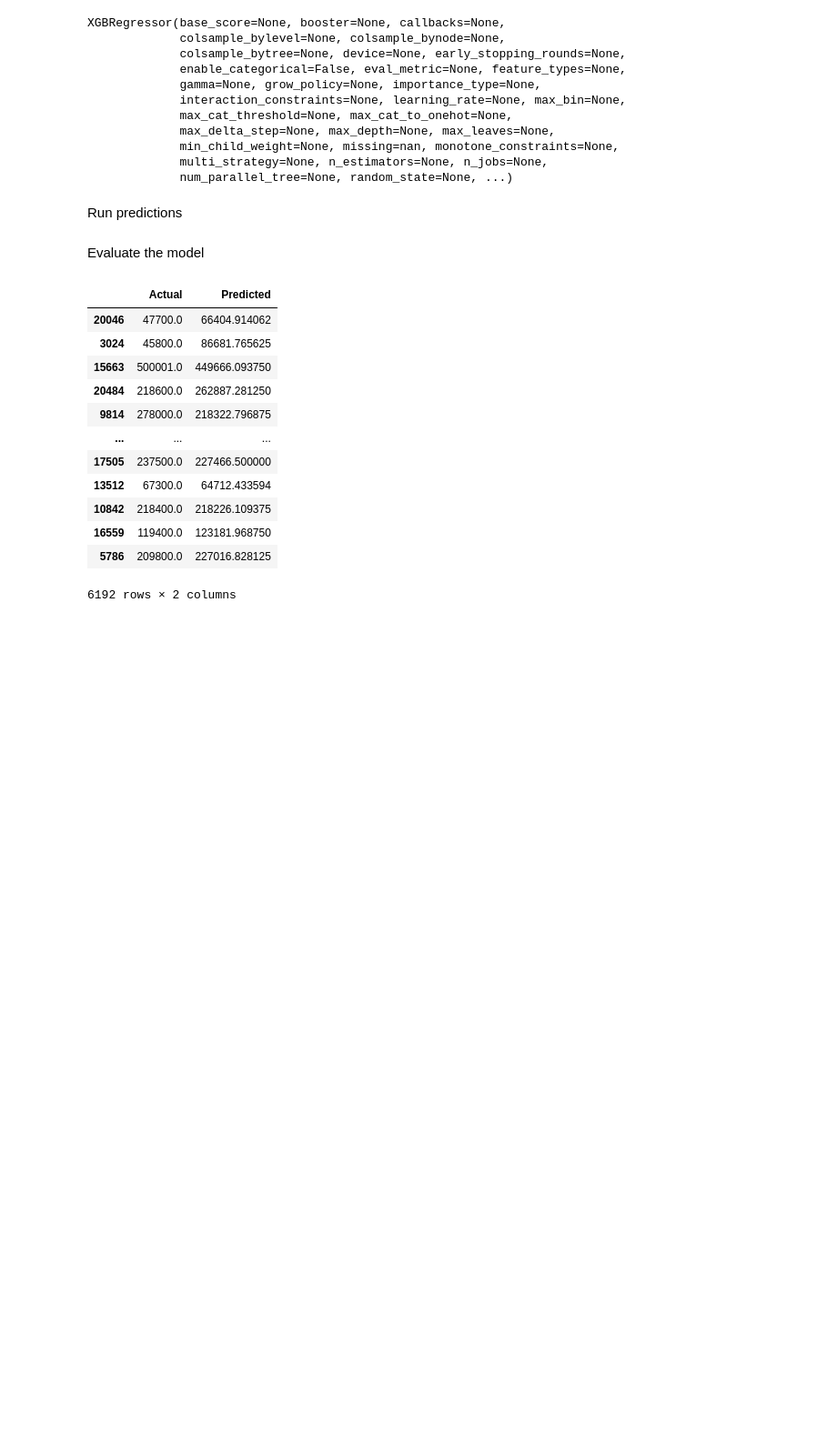
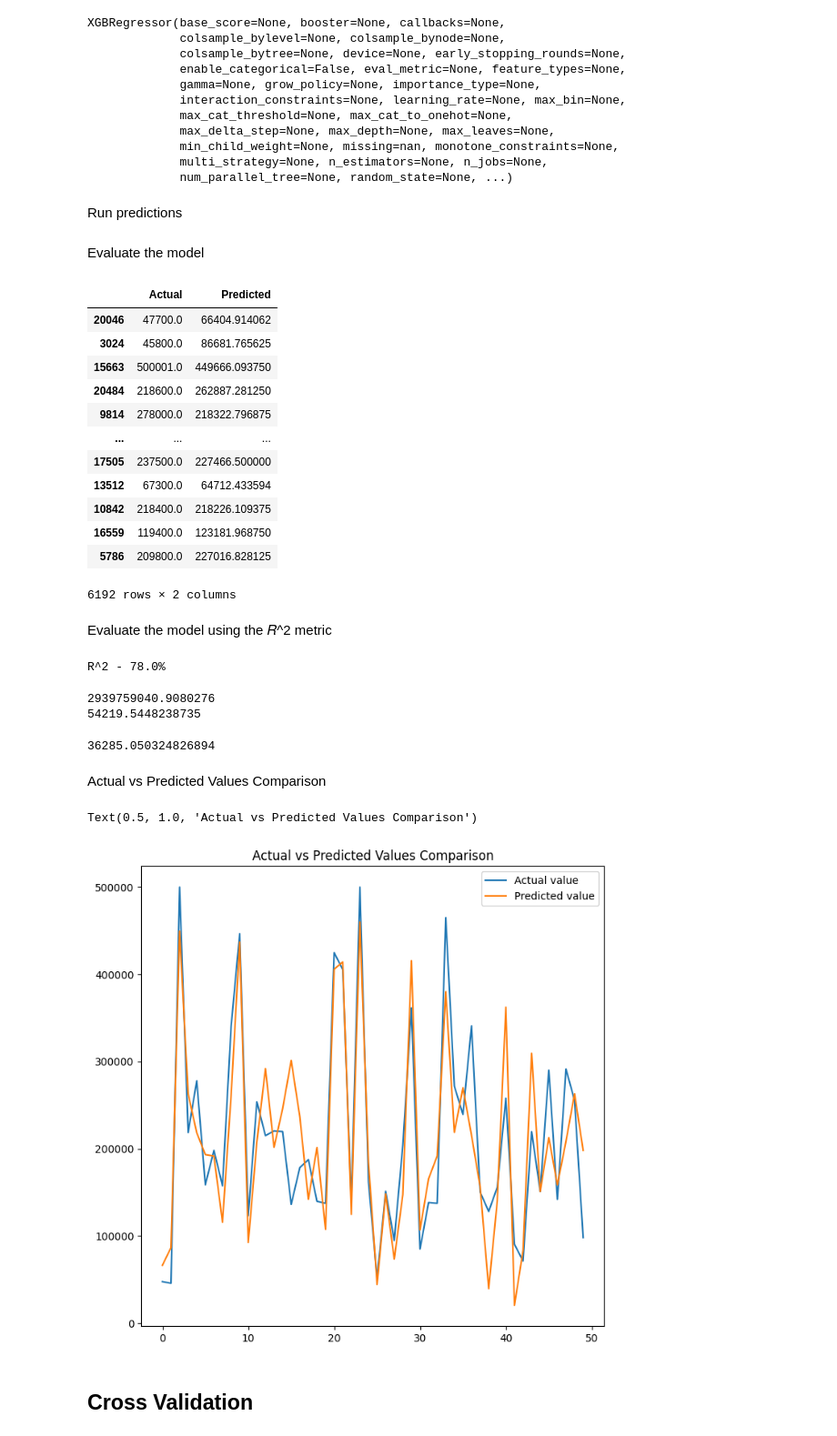
Before and after one commit to Arunika-Gamage/Predicting-House-Price, a Jupyter notebook: House_Price_Predictor.ipynb, the cells around one changed output. Shown at 91% size. Saved outputs shown, nothing was run; the diff lists cells and outputs as text; code cells hidden in the pictures; blank space fills up the shorter version.

```diff
--- a/House_Price_Predictor.ipynb
+++ b/House_Price_Predictor.ipynb
@@ -485,0 +522,13 @@ rf_pred_test_df
+# %%
+# training data with 5 most important features
+train_x_if = x_train[['bedrooms_per_rooms', 'housing_median_age', 'coords', 'ocean_proximity_inland','population_per_household','median_income']]
+test_x_if = x_test[['bedrooms_per_rooms', 'housing_median_age', 'coords', 'ocean_proximity_inland','population_per_household','median_income']]
+
+# create an object of the RandfomForestRegressor Model
+rf_model_if = RandomForestRegressor(n_estimators=10,random_state=10)
+
+# fit the model with the training data
+rf_model_if.fit(train_x_if, y_train)
+
+# predict the target on the test data
+predict_test_with_if = rf_model_if.predict(test_x_if)
@@ -530,3 +584,45 @@ xgb_pred_test_df
 | 16559 | 119400.0 | 123181.968750 |
 | 5786 | 209800.0 | 227016.828125 |
 6192 rows × 2 columns
+# %% [markdown]
+Evaluate the model using the 𝑅^2 metric
+# %%
+score = r2_score(y_test, y_xgb_pred_test)
+
+print("R^2 - {}%".format(round(score, 2) *100))
+# %% [output]
+R^2 - 78.0%
+# %%
+# Determine mean square error and root mean square error
+from sklearn.metrics import mean_squared_error
+import math
+
+mse = mean_squared_error(y_test, y_xgb_pred_test)
+rmse = math.sqrt(mean_squared_error(y_test, y_xgb_pred_test))
+
+print(mse)
+print(rmse)
+# %% [output]
+2939759040.9080276
+54219.5448238735
+# %%
+# Calculate mean absolute error
+from sklearn.metrics import mean_absolute_error
+
+print(mean_absolute_error(y_test, y_xgb_pred_test))
+# %% [output]
+36285.050324826894
+# %% [markdown]
+Actual vs Predicted Values Comparison
+# %%
+fig= plt.figure(figsize=(8,8))
+xgb_pred_test_df = xgb_pred_test_df.reset_index()
+xgb_pred_test_df = xgb_pred_test_df.drop(['index'],axis=1)
+plt.plot(xgb_pred_test_df[:50])
+plt.legend(['Actual value','Predicted value'])
+plt.title('Actual vs Predicted Values Comparison')
+# %% [output]
+Text(0.5, 1.0, 'Actual vs Predicted Values Comparison')
+[figure, added]
+# %% [markdown]
+## Cross Validation
```
Also changed, not shown: parts of 17 cells of this notebook.
